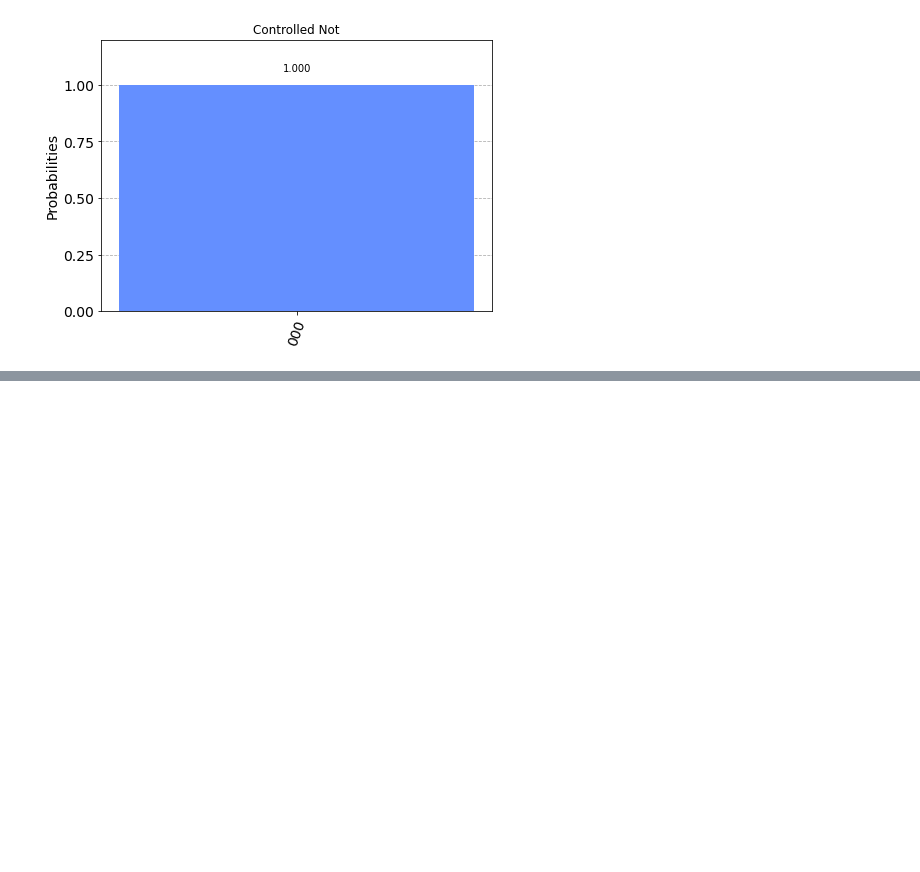
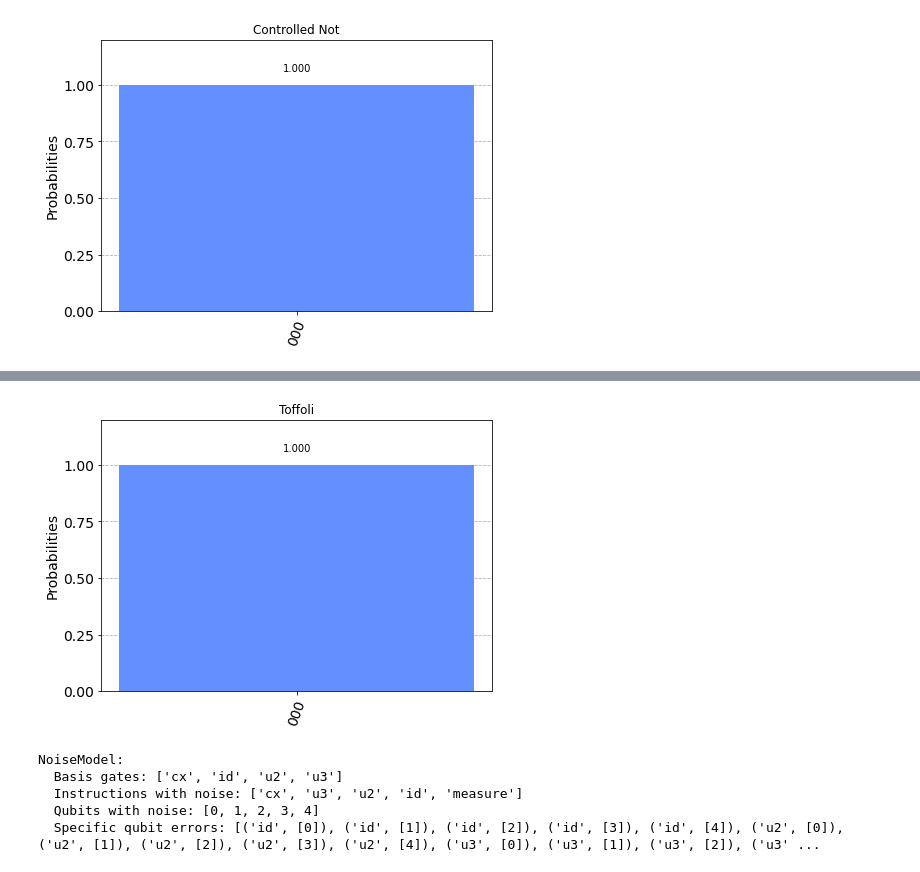
Before and after one commit to maggie-bao202/Quantum-Decoherence, a Jupyter notebook: main.ipynb, the cells around one changed output, grey strips where cells are left out. Saved outputs shown, nothing was run; the diff lists cells and outputs as text; code cells hidden in the pictures; blank space fills up the shorter version.

Commit message:
gates
more gates

```diff
--- a/main.ipynb
+++ b/main.ipynb
@@ -100,0 +109,22 @@ plot_histogram(counts_noise, title="Controlled not gate with depolarizing noise
+# %%
+circ.measure([0,1,2], [2,1,0])
+
+# Select the QasmSimulator from the Aer provider
+simulator = Aer.get_backend('qasm_simulator')
+
+# Execute and get counts
+result = execute(circ, simulator).result()
+counts = result.get_counts(circ)
+plot_histogram(counts, title='Toffoli')
+# %% [output]
+[figure, added]
+# %%
+# Construct the noise model from backend properties
+noise_model = NoiseModel.from_backend(device_backend)
+print(noise_model)
+# %% [output]
+NoiseModel:
+  Basis gates: ['cx', 'id', 'u2', 'u3']
+  Instructions with noise: ['cx', 'u3', 'u2', 'id', 'measure']
+  Qubits with noise: [0, 1, 2, 3, 4]
+  Specific qubit errors: [('id', [0]), ('id', [1]), ('id', [2]), ('id', [3]), ('id', [4]), ('u2', [0]), ('u2', [1]), ('u2', [2]), ('u2', [3]), ('u2', [4]), ('u3', [0]), ('u3', [1]), ('u3', [2]), ('u3' ...
```
Also changed, not shown: parts of 12 cells of this notebook.
